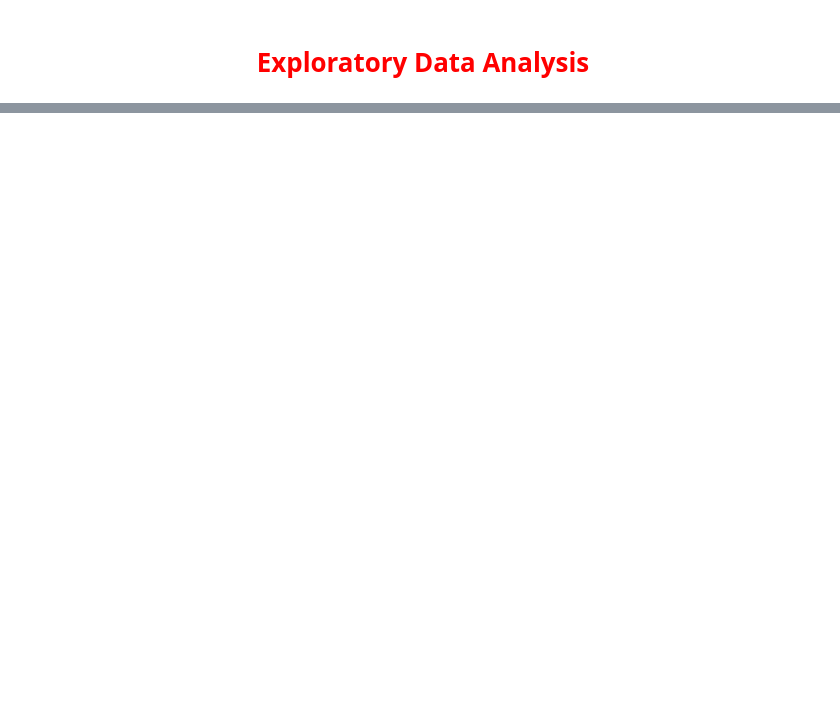
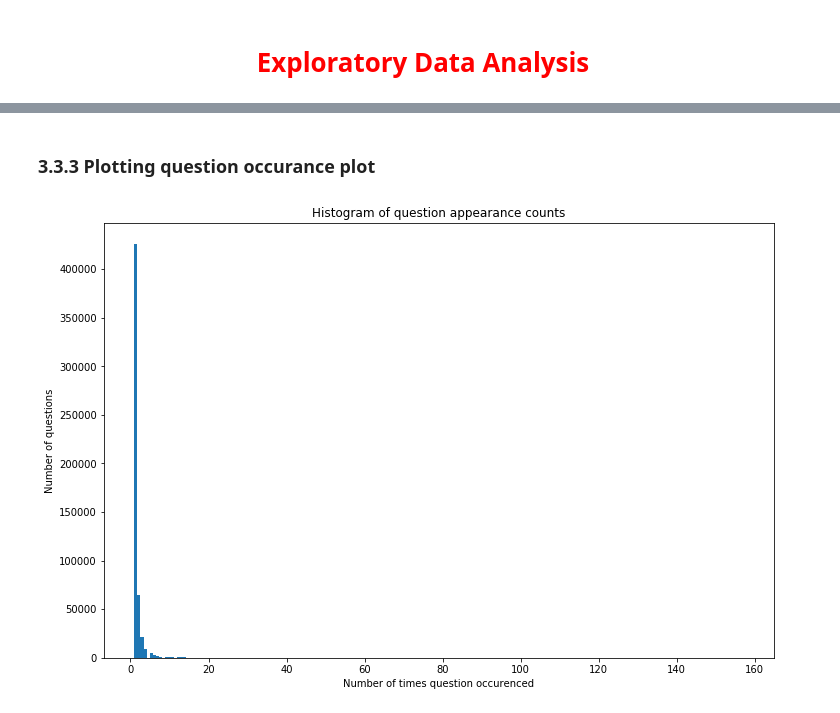
Before and after one commit to arpitiiitv/Machine-Learning-End2End-, a Jupyter notebook: Quora Question Pairs Similarity/Quora Question Pairs.ipynb, the cells around one changed output, grey strips where cells are left out. Drawn from its saved outputs; the diff is of its cells as text; code cells hidden in the pictures; blank space fills up the shorter version.

```diff
--- a/Quora Question Pairs Similarity/Quora Question Pairs.ipynb
+++ b/Quora Question Pairs Similarity/Quora Question Pairs.ipynb
@@ -52,0 +164,11 @@ High False positive rate will affect model badly, if we will merge the answer of
+# %% [markdown]
+### 3.3.3 Plotting question occurance plot
+# %%
+plt.figure(figsize=(12,8))
+plt.hist(merged_q1_q2.value_counts(),bins=200)
+plt.title('Histogram of question appearance counts')
+plt.xlabel('Number of times question occurenced')
+plt.ylabel('Number of questions')
+plt.show()
+# %% [output]
+[figure, added]
```
Also changed, not shown: parts of 24 cells of this notebook.
